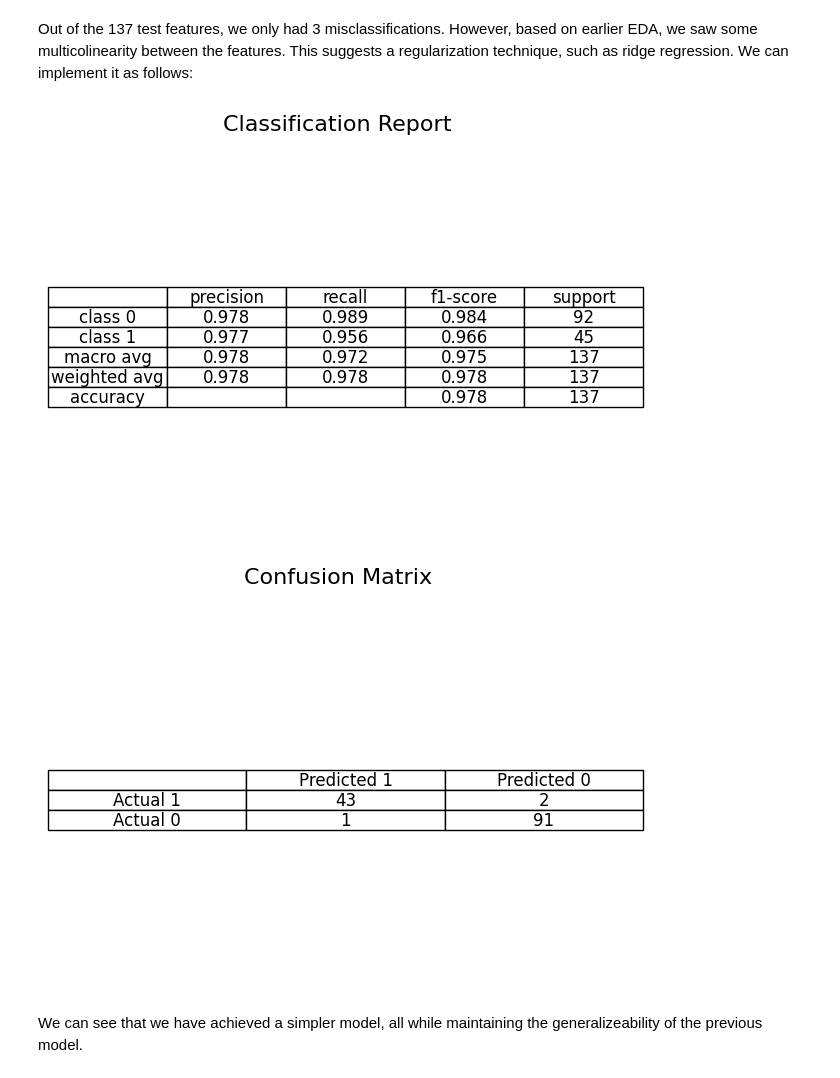
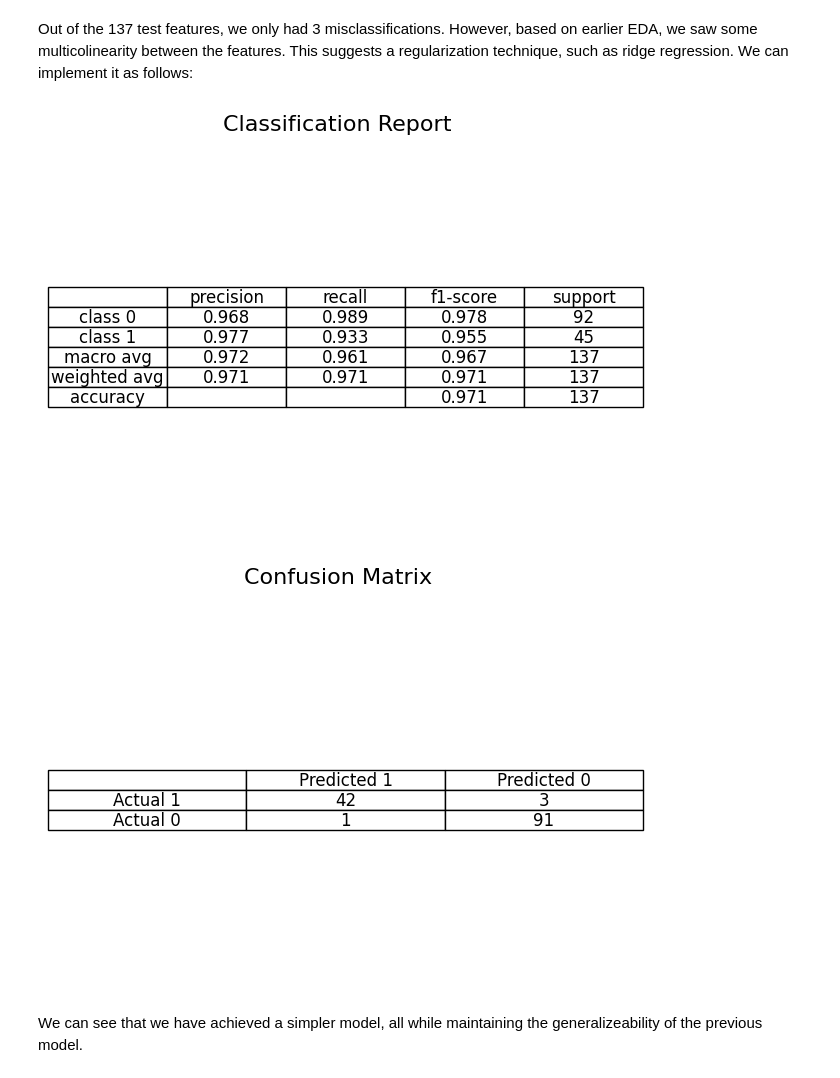
Before and after one commit to PatrickErickson4/LogisticRegression, a Jupyter notebook: ExampleEDA.ipynb, the cells around one changed output. Drawn from its saved outputs; the diff is of its cells as text; code cells hidden in the pictures.

```diff
--- a/ExampleEDA.ipynb
+++ b/ExampleEDA.ipynb
@@ -226,10 +227,11 @@ LogisticRegression.displayConfusionMatrix(testFeatures,testLabels,model)
 Out of the 137 test features, we only had 3 misclassifications. However, based on earlier EDA, we saw some multicolinearity between the features. This suggests a regularization technique, such as ridge regression. We can implement it as follows:
 # %%
 regularizedModel,_,_ = LogisticRegression.crossfoldValidation(trainFeatures,trainLabels,alpha=0,lam=10.394,randomState=100)
+regularizedModel = np.mean(regularizedModel, axis=0)
 LogisticRegression.displayClassificationReport(testFeatures,testLabels,regularizedModel)
 LogisticRegression.displayConfusionMatrix(testFeatures,testLabels,regularizedModel)
 # %% [output]
-[figure, old version]
+[figure, new version]
 [figure]
 # %% [markdown]
 We can see that we have achieved a simpler model, all while maintaining the generalizeability of the previous model.
```
Also changed, not shown: parts of 2 cells of this notebook, 2 other files.
